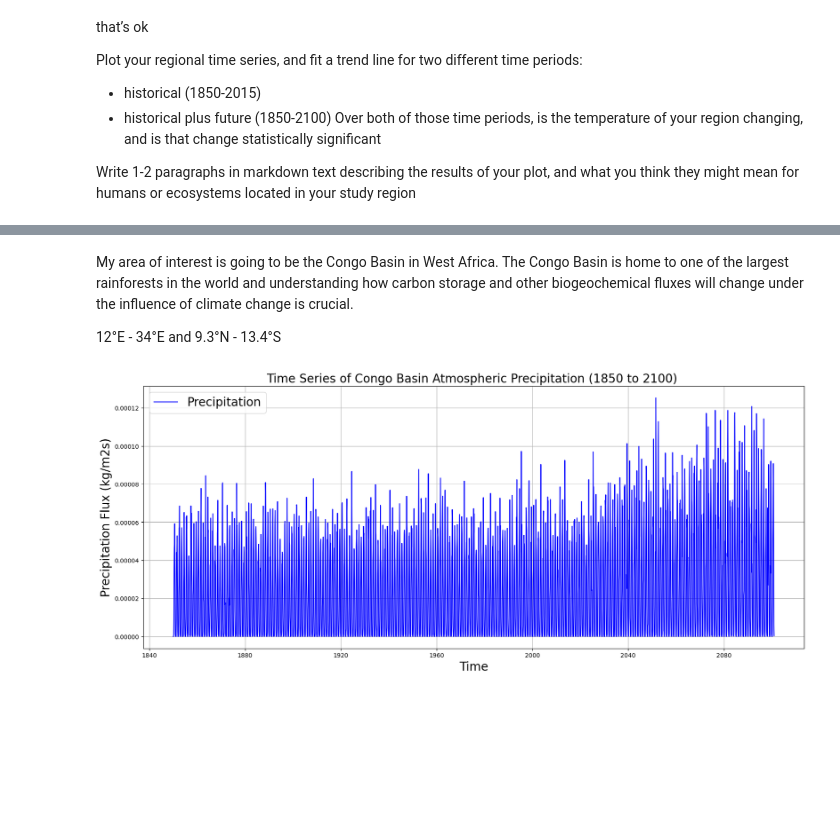
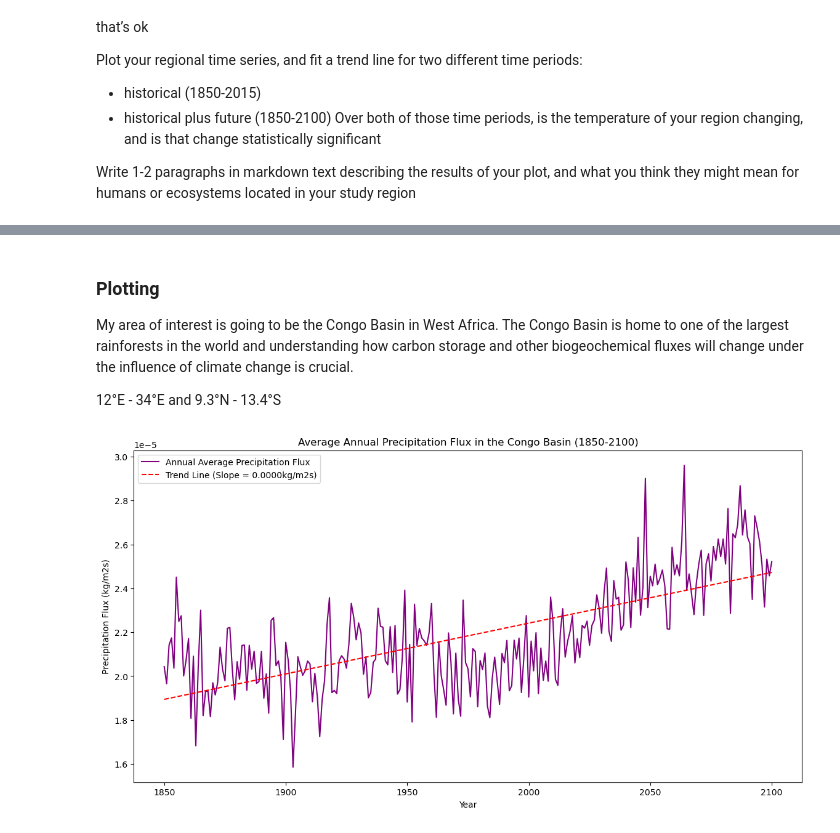
Before and after one commit to haylee360/eds296-hw1, a Jupyter notebook: eds296-hw1-hoyler.ipynb, the cells around one changed output, grey strips where cells are left out. Cells and saved outputs as stored; diff of their text form; code cells hidden in the pictures; blank space fills up the shorter version.

```diff
--- a/eds296-hw1-hoyler.ipynb
+++ b/eds296-hw1-hoyler.ipynb
@@ -92,4 +146,6 @@ ssp370_data = xr.open_zarr(res.df['zstore'][1], storage_options={'anon': True})
 # %%
 # Concatenate historical and future projection data
-canesm5_data = xr.concat([hist_data, ssp370_data], dim="time")
+inm_data = xr.concat([hist_inm, ssp370_inm, ssp245_inm], dim="time")
+
+gfdl_data = xr.concat([hist_gfdl, ssp370_gfdl, ssp245_gfdl], dim="time")
 # %%
@@ -154,4 +272,6 @@ time = canesm5_data.time.astype('datetime64[ns]')
 # %% [markdown]
+### Plotting
+
 My area of interest is going to be the Congo Basin in West Africa. The Congo Basin is home to one of the largest rainforests in the world and understanding how carbon storage and other biogeochemical fluxes will change under the influence of climate change is crucial.
 
 12°E - 34°E and 9.3°N - 13.4°S
@@ -171,0 +285,11 @@ pr_congo = pr_congo.mean(dim=["lat", "lon"])
+# %%
+# Subsetting for INM model
+# Define logical mask: True when lat/lon inside the valid ranges, False elsewhere
+congo_lat_inm = (pr.lat >= lat_min) & (pr.lat <= lat_max)
+congo_lon_inm = (pr.lon >= lon_min) & (pr.lon <= lon_max)
+
+# Find points where the mask value is True, drop all other points
+pr_congo_inm = pr.where(congo_lat_inm & congo_lon_inm, drop=True)
+
+# Average over lat, lon dimensions to get a time series
+pr_congo_inm = pr_congo_inm.mean(dim=["lat", "lon"])
@@ -172,11 +299,21 @@ pr_congo = pr_congo.mean(dim=["lat", "lon"])
+# %%
+# Calculate the annual mean precipitation
+annual_mean_inm = pr_congo_inm.groupby('time.year').mean()
+# %%
+# Calculate best-fit parameters for the linear polynomial fit of temperature to year
+x_inm = np.polyfit(annual_mean_inm.year, annual_mean_inm, 1)
+
+# Generate a polynomial object using those best-fit parameters
+trend_line = np.poly1d(x_inm)
 # %%
-fig, ax = plt.subplots(figsize=(20, 8))
-ax.plot(time, pr_congo.pr, label='Precipitation', color='b')
-ax.set_title("Time Series of Congo Basin Atmospheric Precipitation (1850 to 2100) ", fontsize=20)
-ax.set_xlabel("Time", fontsize=20)
-ax.set_ylabel("Precipitation Flux (kg/m2s)", fontsize=20)
-ax.legend(fontsize=20)
-ax.grid()
+# Plot our annual data and the trend line
+fig, ax = plt.subplots(figsize=(14,7))
+ax.plot(annual_mean_inm.year, annual_mean_inm, label= 'Annual Average Precipitation Flux', color='purple')
+ax.plot(annual_mean_inm.year, trend_line(annual_mean_inm.year), color='red', linestyle='--', label=f'Trend Line (Slope = {x_inm[0]:.4f}kg/m2s)')
+ax.set_title('Average Annual Precipitation Flux in the Congo Basin (1850-2100)')
+ax.set_xlabel('Year')
+ax.set_ylabel('Precipitation Flux (kg/m2s)')
+ax.legend()
 plt.show()
 # %% [output]
-[figure, old version]
+[figure, new version]
```
Also changed, not shown: parts of 19 cells of this notebook.
